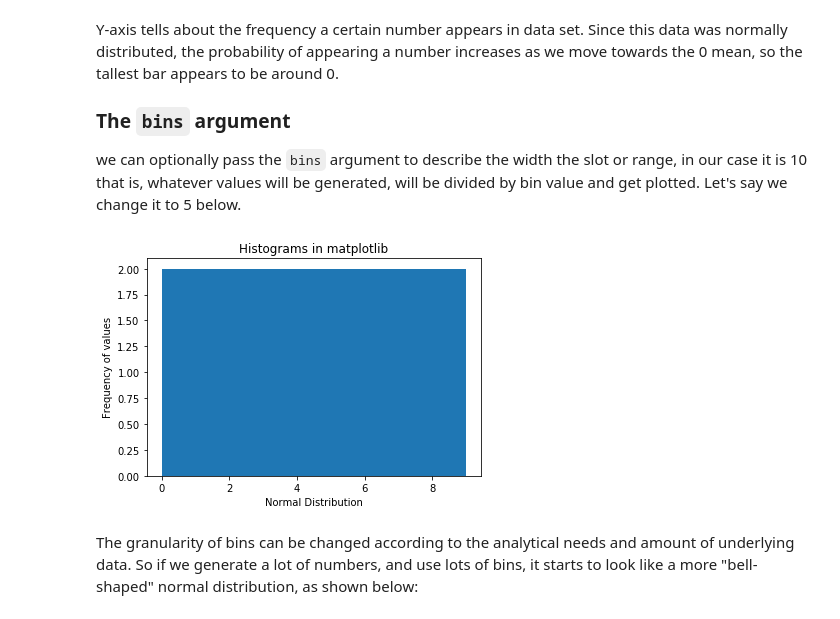
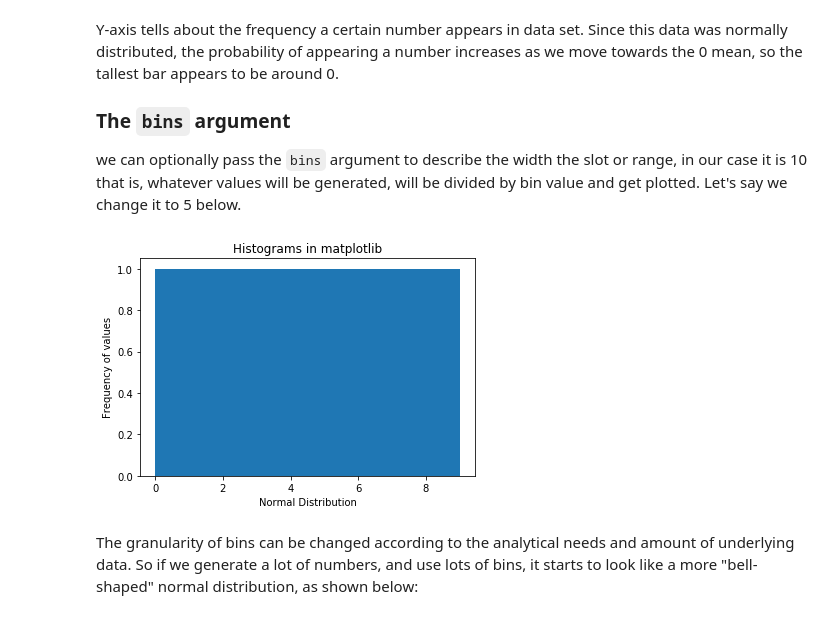
Before and after one commit to nabilabbas250/dsc-data-viz-nyc-ds-071519, a Jupyter notebook: index.ipynb, the cells around one changed output. Drawn from its saved outputs; the diff is of its cells as text; code cells hidden in the pictures.

```diff
--- a/index.ipynb
+++ b/index.ipynb
@@ -157,13 +157,13 @@ Y-axis tells about the frequency a certain number appears in data set. Since thi
 ### The `bins` argument
 we can optionally pass the `bins` argument to describe the width the slot or range, in our case it is 10 that is, whatever values will be generated,  will be divided by bin value and get plotted. Let's say we change it to 5 below.
 # %%
-plt.hist(x, bins = 5)
+plt.hist(x, bins = 10)
 plt.xlabel('Normal Distribution')
 plt.ylabel('Frequency of values')
 plt.title('Histograms in matplotlib')
 plt.show()
 # %% [output]
-[figure, old version]
+[figure, new version]
 # %% [markdown]
 The granularity of bins can be changed according to the analytical needs and amount of underlying data. So if we generate a lot of numbers, and use lots of bins, it starts to look like a more "bell-shaped" normal distribution, as shown below:
 # %%
```
